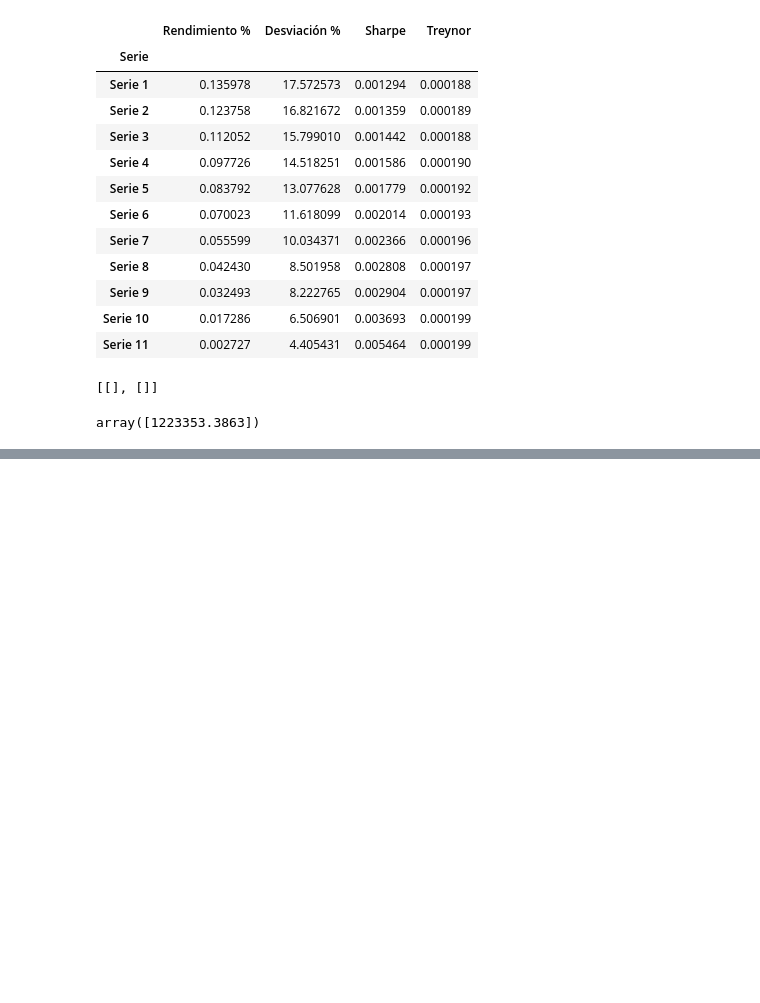
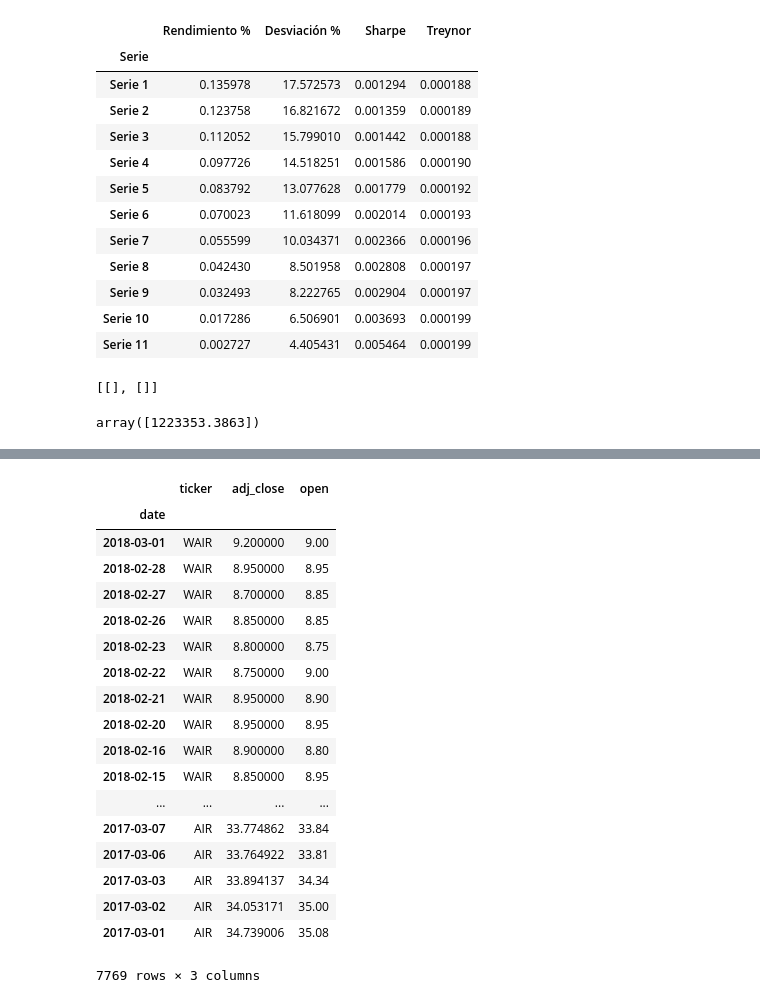
Before and after one commit to Dianachav/Trading_Lab1, a Jupyter notebook: Lab1_Python.ipynb, the cells around one changed output, grey strips where cells are left out. Saved outputs shown, nothing was run; the diff lists cells and outputs as text; code cells hidden in the pictures; blank space fills up the shorter version.

```diff
--- a/Lab1_Python.ipynb
+++ b/Lab1_Python.ipynb
@@ -381,12 +395,30 @@ plt.plot(c)
 # %%
 #Descargar datos Quandl
 
 ticker = tick1
 date = { 'gte': '2017-03-01', 'lte': '2018-03-01' }
-column = { 'columns': ['ticker', 'date', 'Adj_close']}
+column = { 'columns': ['ticker', 'date', 'Adj_close', 'Open']}
 
 data = quandl.get_table('WIKI/PRICES', qopts = column, ticker = ticker, date = date)# ticker = 'WIKI/AAPL' #'AAPL.US'
 data = data.set_index('date') # Poner los índices como las fechas
-
-# Seleccionar los ADJ_CLOSE de ticker
-data_n = [data.loc[data['ticker']== i,'adj_close'] for i in ticker]
+data
+# %% [output]
+|  | ticker | adj_close | open |
+| date |  |  |  |
+| 2018-03-01 | WAIR | 9.200000 | 9.00 |
+| 2018-02-28 | WAIR | 8.950000 | 8.95 |
+| 2018-02-27 | WAIR | 8.700000 | 8.85 |
+| 2018-02-26 | WAIR | 8.850000 | 8.85 |
+| 2018-02-23 | WAIR | 8.800000 | 8.75 |
+| 2018-02-22 | WAIR | 8.750000 | 9.00 |
+| 2018-02-21 | WAIR | 8.950000 | 8.90 |
+| 2018-02-20 | WAIR | 8.950000 | 8.95 |
+| 2018-02-16 | WAIR | 8.900000 | 8.80 |
+| 2018-02-15 | WAIR | 8.850000 | 8.95 |
+| ... | ... | ... | ... |
+| 2017-03-07 | AIR | 33.774862 | 33.84 |
+| 2017-03-06 | AIR | 33.764922 | 33.81 |
+| 2017-03-03 | AIR | 33.894137 | 34.34 |
+| 2017-03-02 | AIR | 34.053171 | 35.00 |
+| 2017-03-01 | AIR | 34.739006 | 35.08 |
+7769 rows × 3 columns
```
Also changed, not shown: parts of 5 cells of this notebook.
